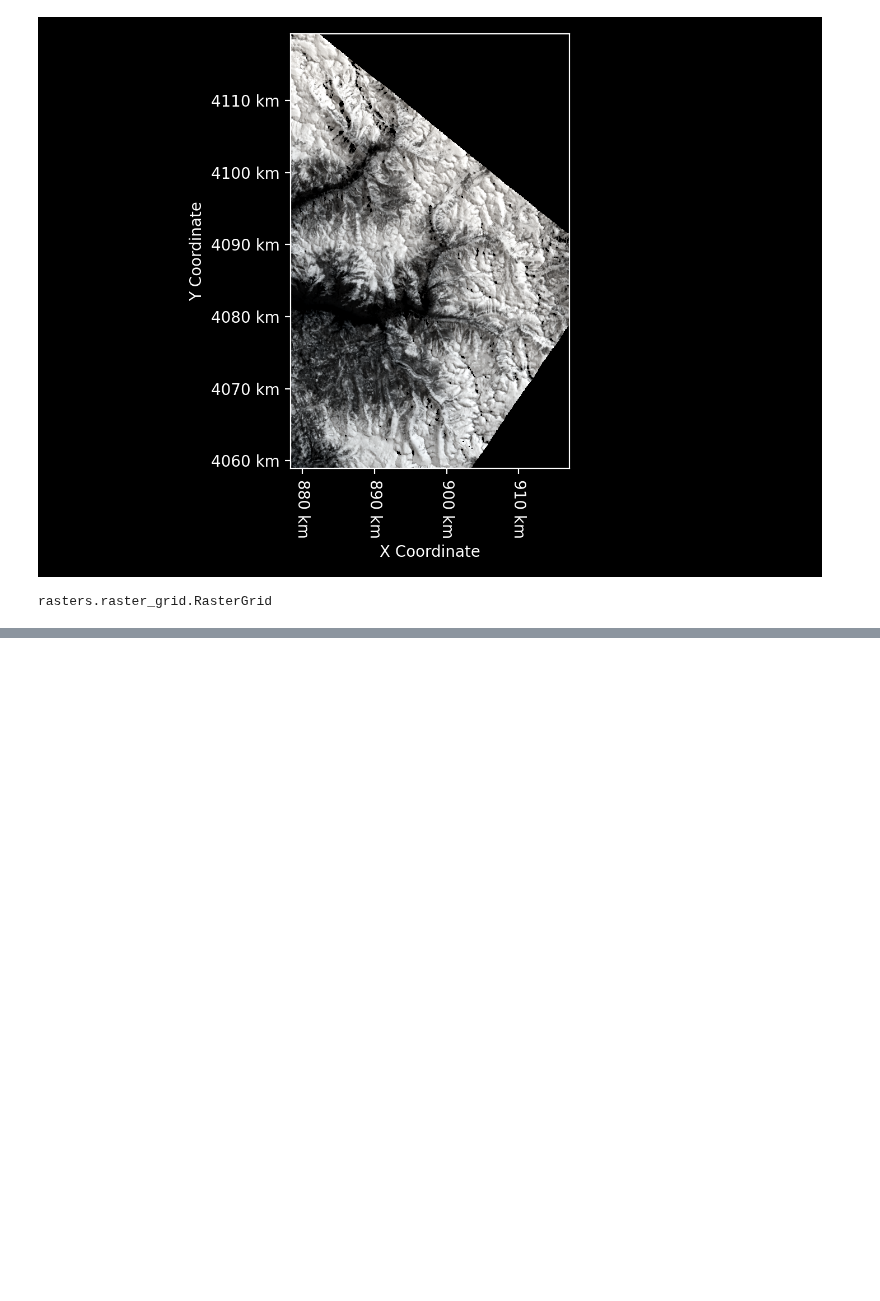
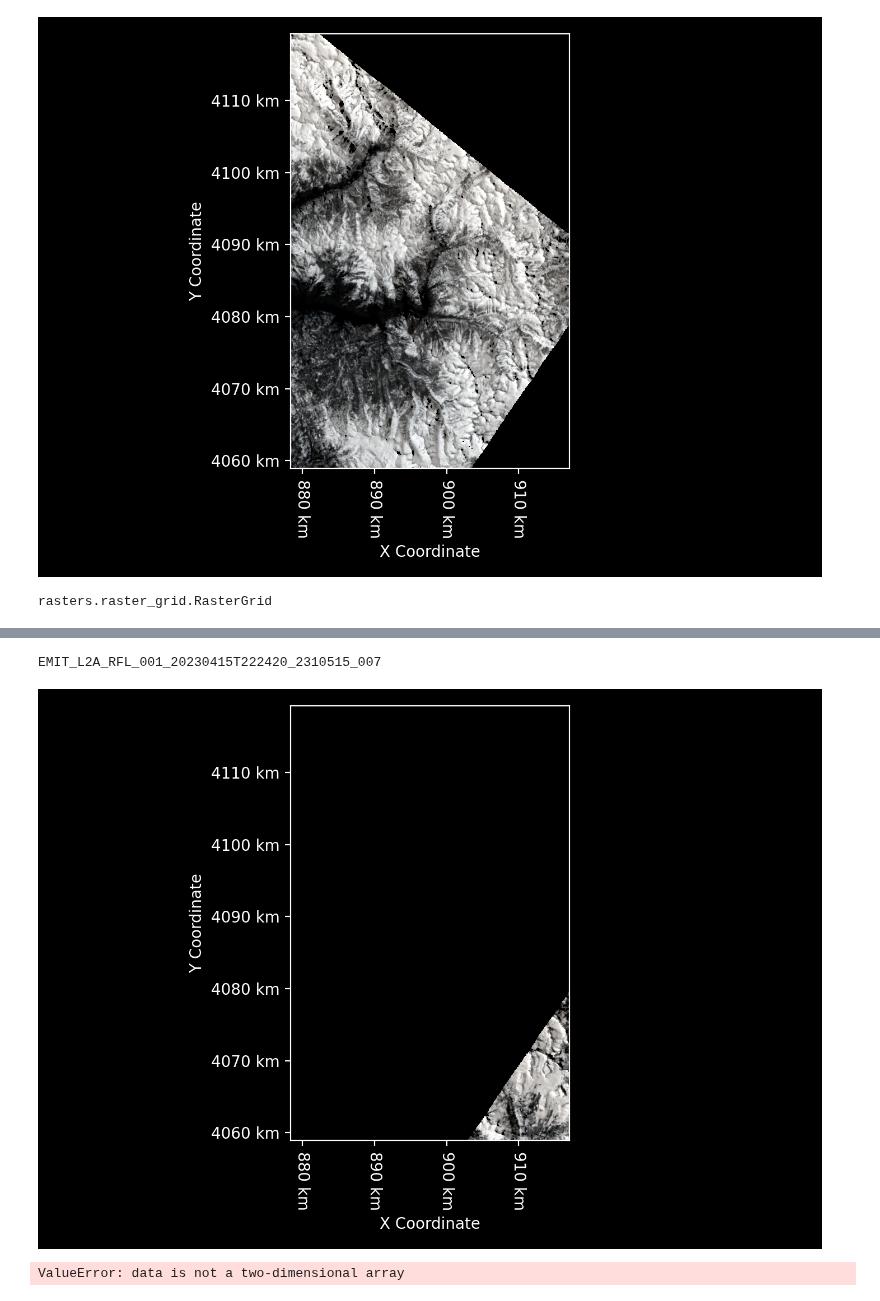
Before and after one commit to STARS-Data-Fusion/EMIT-L2A-RFL, a Jupyter notebook: notebooks/Upper Kings.ipynb, the cells around one changed output, grey strips where cells are left out. Saved outputs shown, nothing was run; the diff lists cells and outputs as text; code cells hidden in the pictures; blank space fills up the shorter version.

```diff
--- a/notebooks/Upper Kings.ipynb
+++ b/notebooks/Upper Kings.ipynb
@@ -155,0 +146,18 @@ rasters.raster_grid.RasterGrid
+# %%
+search_result_other = search_results[1]
+
+granule_ID_other = dict(search_result.items())["meta"]["native-id"]
+print(granule_ID_other)
+output_filename_other = join(output_directory, f"{granule_ID_other}.tif")
+granule_other = retrieve_EMIT_L2A_RFL_granule(search_result_other)
+reflectance_other = granule_other.reflectance(geometry=grid)
+
+reflectance_other
+# %% [output]
+EMIT_L2A_RFL_001_20230415T222420_2310515_007
+[figure, added]
+# %%
+mosaic = rt.mosaic([reflectance, reflectance_other], geometry=grid)
+mosaic
+# %% [output]
+ValueError: data is not a two-dimensional array
```
Also changed, not shown: parts of 4 cells of this notebook, 2 other files.
